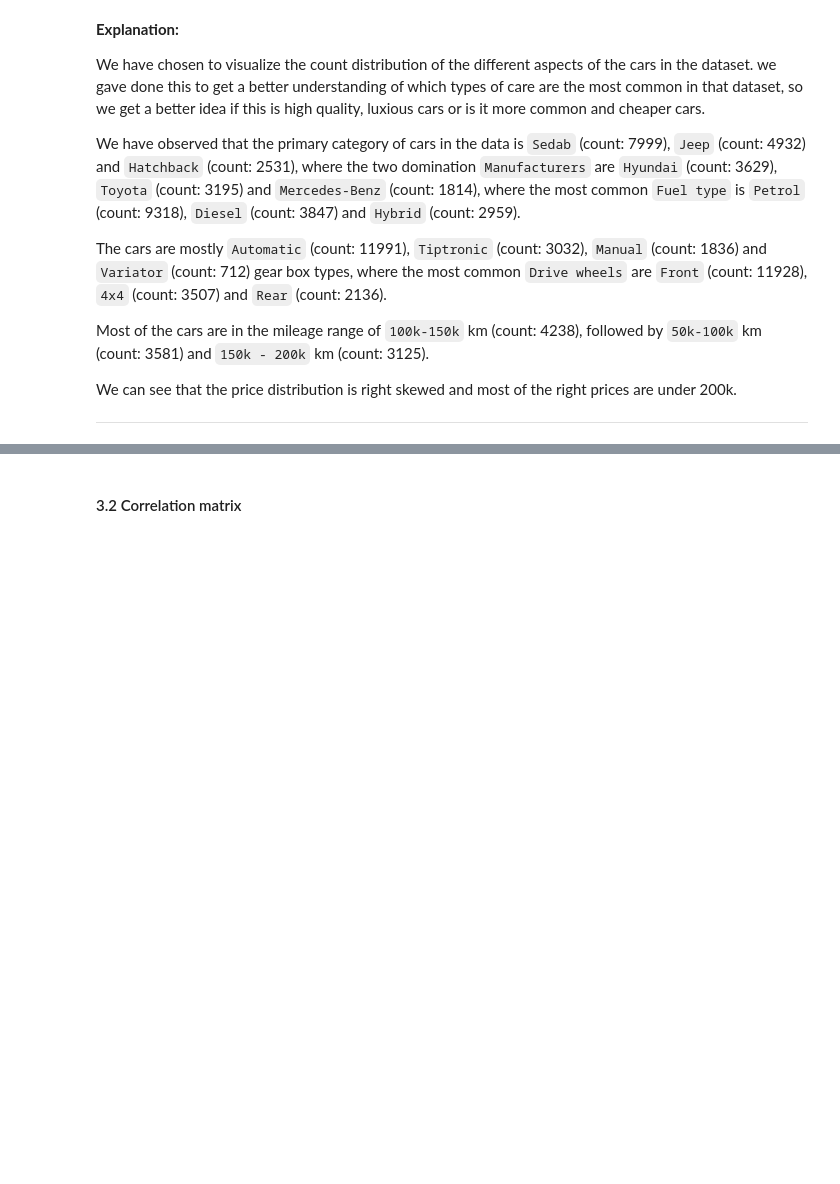
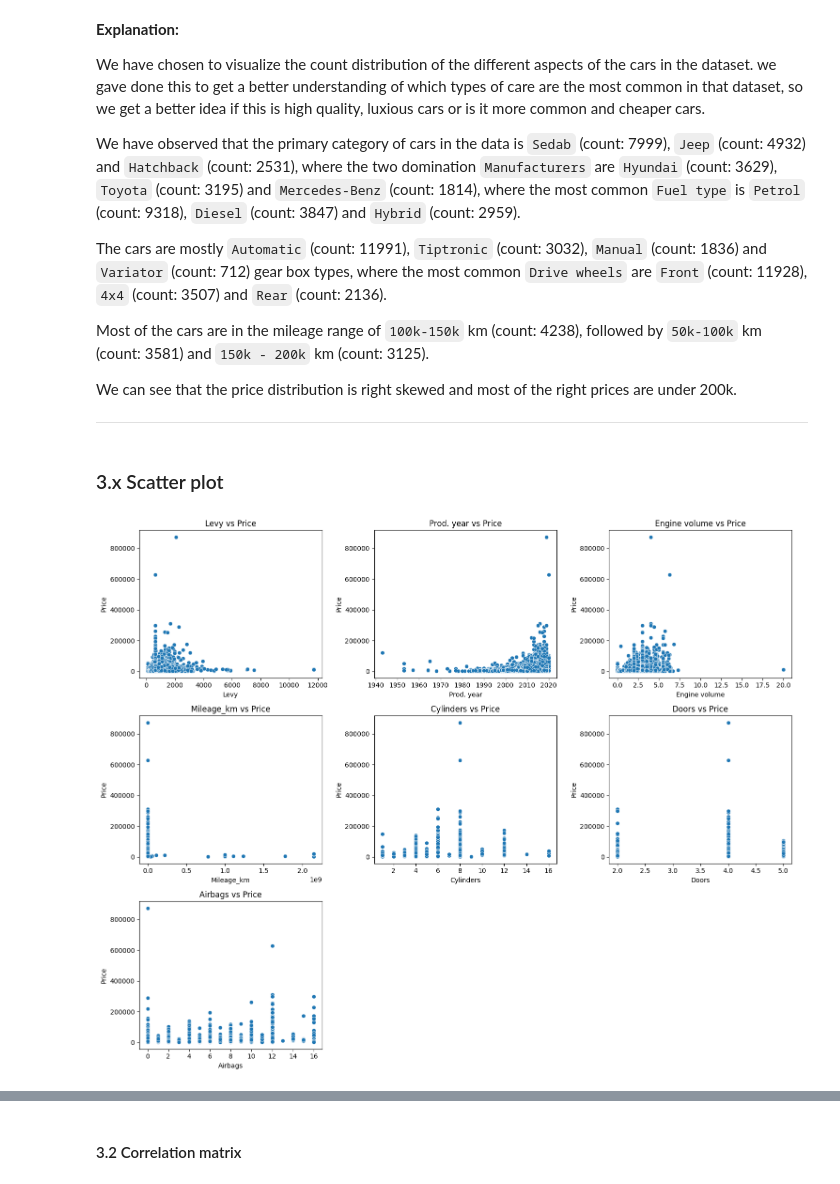
Before and after one commit to Peter537/Soft1-AI-Eksamensopgave, a Jupyter notebook: part1/part1.ipynb, the cells around one changed output, grey strips where cells are left out. Saved outputs shown, nothing was run; the diff lists cells and outputs as text; code cells hidden in the pictures; blank space fills up the shorter version.

```diff
--- a/part1/part1.ipynb
+++ b/part1/part1.ipynb
@@ -480,3 +450,27 @@ Most of the cars are in the mileage range of `100k-150k` km (count: 4238), follo
 We can see that the price distribution is right skewed and most of the right prices are under 200k.
 
 ---
+# %% [markdown]
+### 3.x Scatter plot
+# %%
+def plot_multiple_scatters(df, x_cols, y_col='Price', cols_per_row=3):
+    total_plots = len(x_cols)
+    rows = (total_plots + cols_per_row - 1) // cols_per_row
+
+    plt.figure(figsize=(cols_per_row * 5, rows * 4))
+
+    for i, col in enumerate(x_cols, 1):
+        plt.subplot(rows, cols_per_row, i)
+        sns.scatterplot(data=df, x=col, y=y_col)
+        plt.title(f'{col} vs {y_col}')
+        plt.xlabel(col)
+        plt.ylabel(y_col)
+
+    plt.tight_layout()
+    plt.show()
+# %%
+numeric_cols = ['Levy', 'Prod. year', 'Engine volume', 'Mileage_km', 'Cylinders', 'Doors', 'Airbags']
+
+plot_multiple_scatters(df, numeric_cols)
+# %% [output]
+[figure, added]
```
Also changed, not shown: parts of 10 cells of this notebook.
